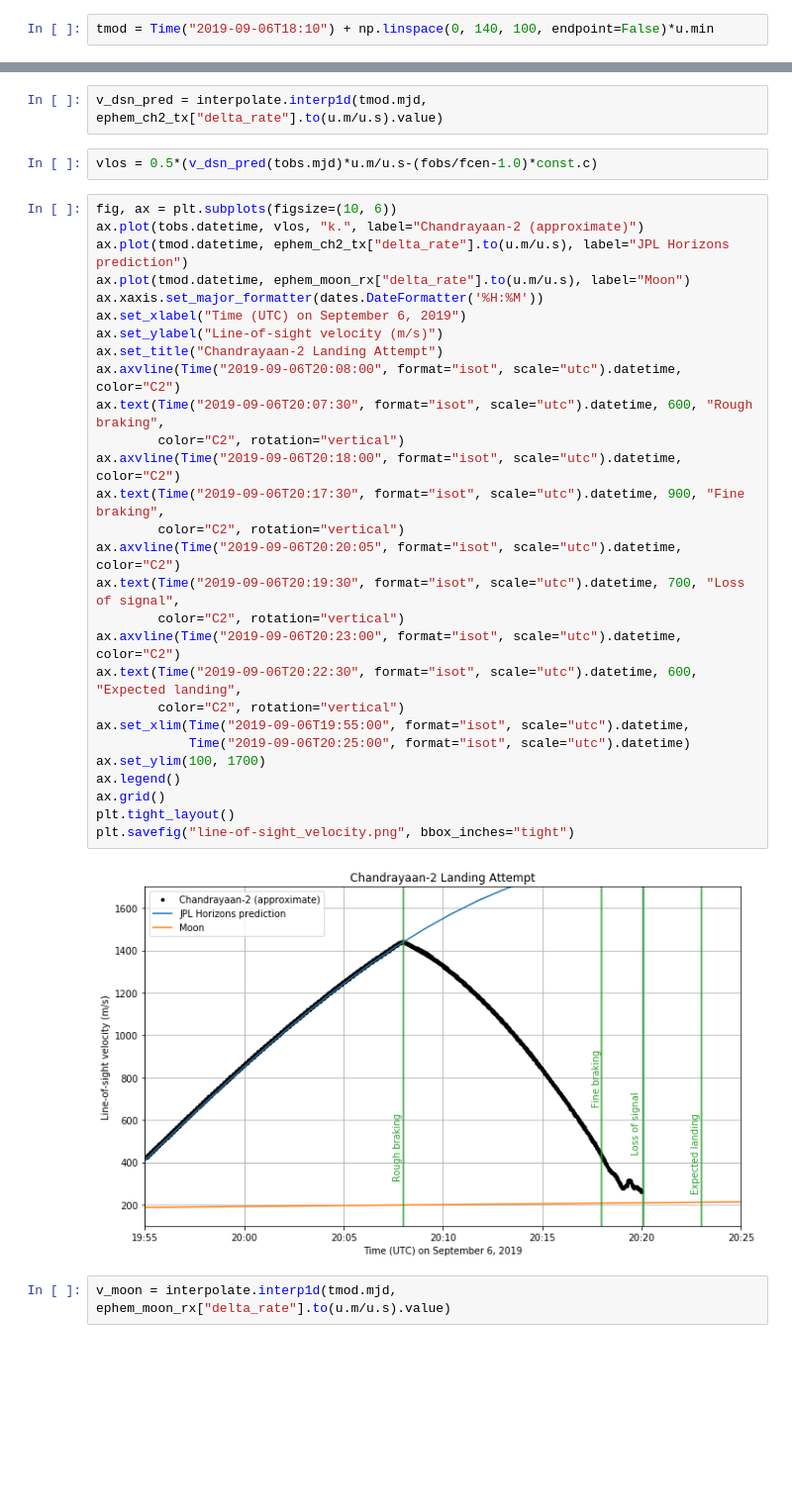
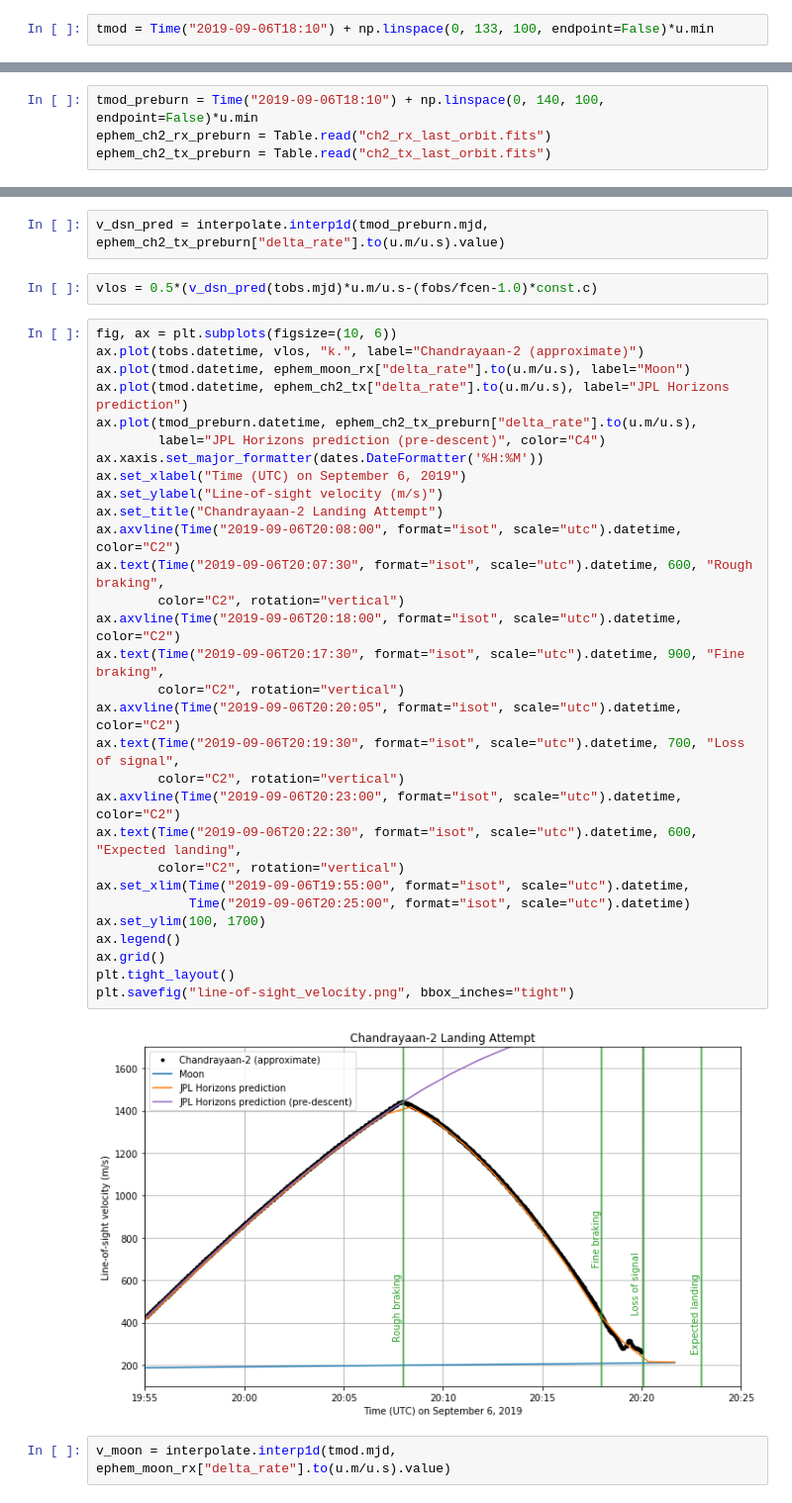
Before and after one commit to cbassa/satellite_analysis, a Jupyter notebook: chandrayaan2_landing.ipynb, the cells around one changed output, grey strips where cells are left out. Shown: that part at 99% size. Saved outputs shown, nothing was run; the diff lists cells and outputs as text; blank space fills up the shorter version.

```diff
--- a/chandrayaan2_landing.ipynb
+++ b/chandrayaan2_landing.ipynb
@@ -19,7 +38,7 @@ dwingeloo_jpl = {'lat': dwingeloo.lat.deg, 'lon': dwingeloo.lon.deg, 'elevation'
 madrid = EarthLocation(lat="40d25m45", lon="-4d14m57", height="720m")
 madrid_jpl = {'lat': madrid.lat.deg, 'lon': madrid.lon.deg, 'elevation': madrid.height.to(u.m).value}
 # %%
-tmod = Time("2019-09-06T18:10") + np.linspace(0, 140, 100, endpoint=False)*u.min
+tmod = Time("2019-09-06T18:10") + np.linspace(0, 133, 100, endpoint=False)*u.min
 # %%
 ephem_ch2_rx = Horizons(id='Chandrayaan-2 (LANDER spacecraft)', location=dwingeloo_jpl,
                     epochs=list(tmod.jd), id_type='majorbody').ephemerides()
@@ -29,3 +51,7 @@ ephem_ch2_tx = Horizons(id='Chandrayaan-2 (LANDER spacecraft)', location=madrid_
+# %%
+tmod_preburn = Time("2019-09-06T18:10") + np.linspace(0, 140, 100, endpoint=False)*u.min
+ephem_ch2_rx_preburn = Table.read("ch2_rx_last_orbit.fits")
+ephem_ch2_tx_preburn = Table.read("ch2_tx_last_orbit.fits")
 # %%
 ephem_moon_rx = Horizons(id='301', location=dwingeloo_jpl,
                       epochs=list(tmod.jd), id_type='majorbody').ephemerides()
@@ -71,39 +100,41 @@ Prior to the descent burn of Vikram, the Doppler compensation corrected for the
 
 We can rewrite the equation to $v_\mathrm{dt}+v_\mathrm{dsn}=v_\mathrm{dsn}^\mathrm{pred}-(\frac{f_\mathrm{dt}}{f_0}-1)c$. This equation is also valid the descent burn, though we will have to assume $v_\mathrm{dsn}^\mathrm{pred}$. If we assume that the Madrid DSN ground station kept on correcting the Doppler effect of the orbit prior to the descent burn, we can compute the sum of line-of-sight velocities to the Dwingeloo Telescope and the Madrid DSN ground station $v_\mathrm{dt}+v_\mathrm{dsn}$. Since the Dwingeloo Telescope and the Madrid DSN ground station are relatively close together, we can assume that $v_\mathrm{dt}\sim v_\mathrm{dsn}=v$, and hence $v=\frac{1}{2}(v_\mathrm{dsn}^\mathrm{pred}-(\frac{f_\mathrm{dt}}{f_0}-1)c)$.
 # %%
-v_dsn_pred = interpolate.interp1d(tmod.mjd, ephem_ch2_tx["delta_rate"].to(u.m/u.s).value)
+v_dsn_pred = interpolate.interp1d(tmod_preburn.mjd, ephem_ch2_tx_preburn["delta_rate"].to(u.m/u.s).value)
 # %%
 vlos = 0.5*(v_dsn_pred(tobs.mjd)*u.m/u.s-(fobs/fcen-1.0)*const.c)
 # %%
 fig, ax = plt.subplots(figsize=(10, 6))
 ax.plot(tobs.datetime, vlos, "k.", label="Chandrayaan-2 (approximate)")
+ax.plot(tmod.datetime, ephem_moon_rx["delta_rate"].to(u.m/u.s), label="Moon")
 ax.plot(tmod.datetime, ephem_ch2_tx["delta_rate"].to(u.m/u.s), label="JPL Horizons prediction")
-ax.plot(tmod.datetime, ephem_moon_rx["delta_rate"].to(u.m/u.s), label="Moon")
+ax.plot(tmod_preburn.datetime, ephem_ch2_tx_preburn["delta_rate"].to(u.m/u.s),
+        label="JPL Horizons prediction (pre-descent)", color="C4")
 ax.xaxis.set_major_formatter(dates.DateFormatter('%H:%M'))
 ax.set_xlabel("Time (UTC) on September 6, 2019")
 ax.set_ylabel("Line-of-sight velocity (m/s)")
 ax.set_title("Chandrayaan-2 Landing Attempt")
 ax.axvline(Time("2019-09-06T20:08:00", format="isot", scale="utc").datetime, color="C2")
 ax.text(Time("2019-09-06T20:07:30", format="isot", scale="utc").datetime, 600, "Rough braking",
         color="C2", rotation="vertical")
 ax.axvline(Time("2019-09-06T20:18:00", format="isot", scale="utc").datetime, color="C2")
 ax.text(Time("2019-09-06T20:17:30", format="isot", scale="utc").datetime, 900, "Fine braking",
         color="C2", rotation="vertical")
 ax.axvline(Time("2019-09-06T20:20:05", format="isot", scale="utc").datetime, color="C2")
 ax.text(Time("2019-09-06T20:19:30", format="isot", scale="utc").datetime, 700, "Loss of signal",
         color="C2", rotation="vertical")
 ax.axvline(Time("2019-09-06T20:23:00", format="isot", scale="utc").datetime, color="C2")
 ax.text(Time("2019-09-06T20:22:30", format="isot", scale="utc").datetime, 600, "Expected landing",
         color="C2", rotation="vertical")
 ax.set_xlim(Time("2019-09-06T19:55:00", format="isot", scale="utc").datetime,
             Time("2019-09-06T20:25:00", format="isot", scale="utc").datetime)
 ax.set_ylim(100, 1700)
 ax.legend()
 ax.grid()
 plt.tight_layout()
 plt.savefig("line-of-sight_velocity.png", bbox_inches="tight")
 # %% [output]
-[figure, old version]
+[figure, new version]
 # %%
 v_moon = interpolate.interp1d(tmod.mjd, ephem_moon_rx["delta_rate"].to(u.m/u.s).value)
 # %%
```
Also changed, not shown: parts of 7 cells of this notebook, 2 other files.
